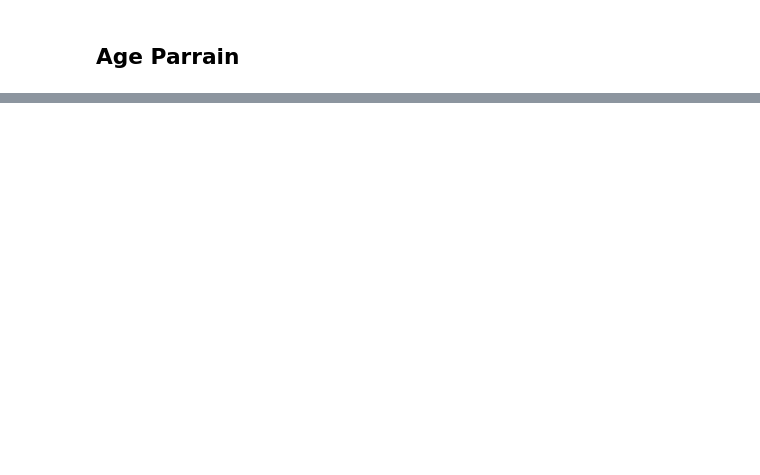
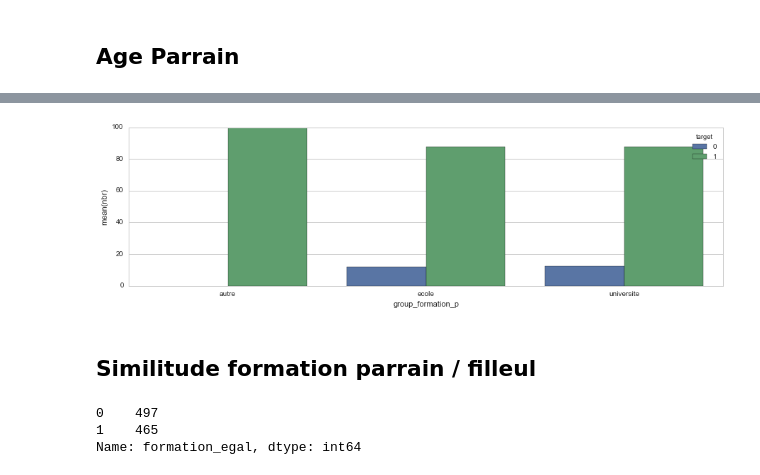
Before and after one commit to dataforgoodfr/batch-1_frateli, a Jupyter notebook: notebook/Explore_merging.ipynb, the cells around one changed output, grey strips where cells are left out. Cells and saved outputs as stored; diff of their text form; code cells hidden in the pictures; blank space fills up the shorter version.

```diff
--- a/notebook/Explore_merging.ipynb
+++ b/notebook/Explore_merging.ipynb
@@ -177,0 +242,7 @@ facet.add_legend()
+# %%
+# Rename col
+data.rename(columns={u'Dipl\xf4me Principal':'Diplome Principal'}, inplace=True)
+# %%
+
+
+data["group_formation_p"] = data["Diplome Principal"].apply(lambda x: group_formation(x))
@@ -177,0 +256,6 @@ facet.add_legend()
+# %%
+col_target("group_formation_p", data)
+# %% [output]
+[figure, added]
+# %% [markdown]
+## Similitude formation parrain / filleul
@@ -177,0 +264,6 @@ facet.add_legend()
+# %%
+data['formation_egal'].value_counts()
+# %% [output]
+0    497
+1    465
+Name: formation_egal, dtype: int64
```
Also changed, not shown: parts of 48 cells of this notebook, 1 other file.
